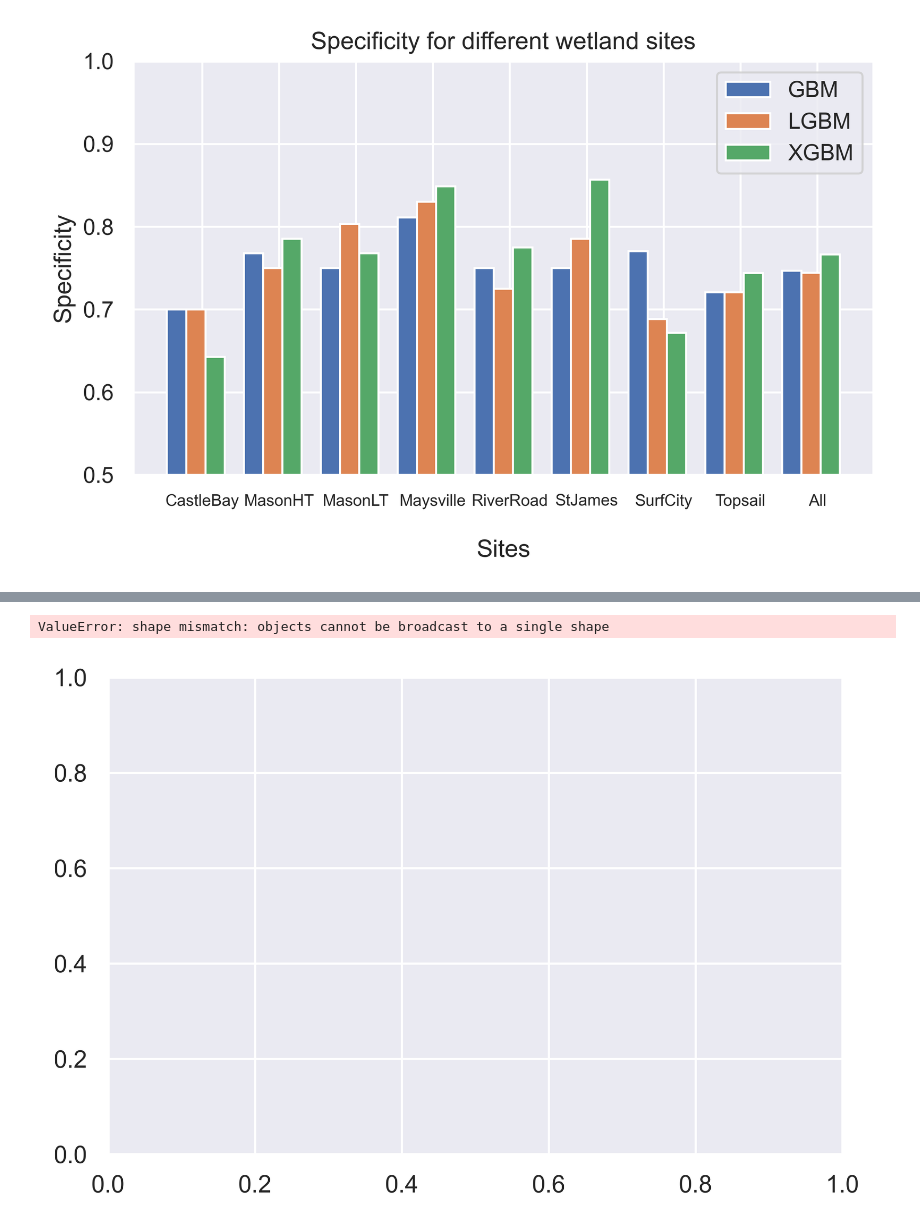
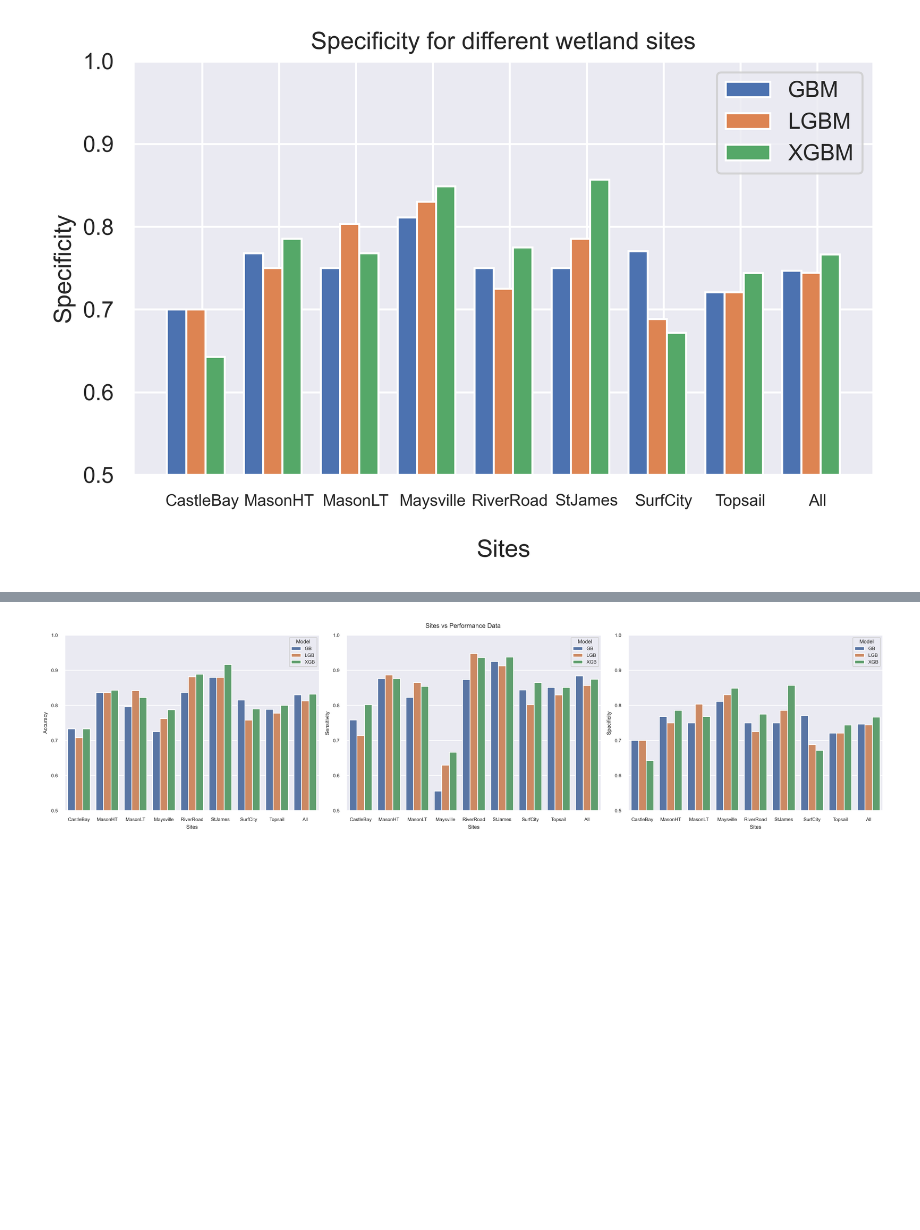
Before and after one commit to sgovil5/wetland-prediction, a Jupyter notebook: V3/All/Pixel-based Comparisons.ipynb, the cells around one changed output, grey strips where cells are left out. Saved outputs shown, nothing was run; the diff lists cells and outputs as text; code cells hidden in the pictures; blank space fills up the shorter version.

Commit message:
Updated pixel-based comparisons
Created graph and updated the AUC error plots to desired graph?

```diff
--- a/V3/All/Pixel-based Comparisons.ipynb
+++ b/V3/All/Pixel-based Comparisons.ipynb
@@ -316,46 +349,31 @@ Topsail_XGB_AUC = [.8087, .8934, .9781]
+# %%
+#GBM_v2 = ["CastleBay", "MasonHT", "MasonLT", "Maysville", "RiverRoad", "StJames", "SurfCity", "Topsail", "All"]
+#GBM_accuracy_v2 = [0.7329, 0.8366, 0.7961, 0.7250, 0.8370, 0.8796, 0.8153, 0.7889, 0.8301]
+#GBM_specificity_v2 = [0.7000, 0.7679, 0.7500, 0.8113, 0.7500, 0.7500, 0.7705, 0.7209, 0.7469]
+#GBM_sensitivity_v2 = [0.7582, 0.8763, 0.8229, 0.5556, 0.8737, 0.9250, 0.8438, 0.8511, 0.8839]
+#LGBM_accuracy_v2 = [0.7081, 0.8366, 0.8421, 0.7625, 0.8815, 0.8796, 0.7580, 0.7778, 0.8127]
+#LGBM_specificity_v2 = [0.7000, 0.7500, 0.8036, 0.8302, 0.7250, 0.7857, 0.6885, 0.7209, 0.7445]
+#LGBM_sensitivity_v2 = [0.7143, 0.8866, 0.8646, 0.6296, 0.9474, 0.9125, 0.8021, 0.8298, 0.8569]
+#XGBM_accuracy_v2 = [0.7329, 0.8431, 0.8224, 0.7875, 0.8889, 0.9167, 0.7898, 0.8000, 0.8320]
+#XGBM_specificity_v2 = [0.6429, 0.7857, 0.7679, 0.8491, 0.7750, 0.8571, 0.6721, 0.7442, 0.7666]
+#XGBM_sensitivity_v2 = [0.8022, 0.8763, 0.8542, 0.6667, 0.9368, 0.9375, 0.8646, 0.8511, 0.8744]
+df3 = pd.DataFrame({"Sites": ["CastleBay", "MasonHT", "MasonLT", "Maysville", "RiverRoad", "StJames", "SurfCity", "Topsail", "All", "CastleBay", "MasonHT", "MasonLT", "Maysville", "RiverRoad", "StJames", "SurfCity", "Topsail", "All", "CastleBay", "MasonHT", "MasonLT", "Maysville", "RiverRoad", "StJames", "SurfCity", "Topsail", "All"],
+                   "Accuracy": [0.7329, 0.8366, 0.7961, 0.7250, 0.8370, 0.8796, 0.8153, 0.7889, 0.8301, 0.7081, 0.8366, 0.8421, 0.7625, 0.8815, 0.8796, 0.7580, 0.7778, 0.8127, 0.7329, 0.8431, 0.8224, 0.7875, 0.8889, 0.9167, 0.7898, 0.8000, 0.8320],
+                   "Specificity": [0.7000, 0.7679, 0.7500, 0.8113, 0.7500, 0.7500, 0.7705, 0.7209, 0.7469, 0.7000, 0.7500, 0.8036, 0.8302, 0.7250, 0.7857, 0.6885, 0.7209, 0.7445, 0.6429, 0.7857, 0.7679, 0.8491, 0.7750, 0.8571, 0.6721, 0.7442, 0.7666],
+                   "Sensitivity": [0.7582, 0.8763, 0.8229, 0.5556, 0.8737, 0.9250, 0.8438, 0.8511, 0.8839, 0.7143, 0.8866, 0.8646, 0.6296, 0.9474, 0.9125, 0.8021, 0.8298, 0.8569, 0.8022, 0.8763, 0.8542, 0.6667, 0.9368, 0.9375, 0.8646, 0.8511, 0.8744],
+                   "Model": ["GB", "GB", "GB", "GB", "GB", "GB", "GB", "GB", "GB", "LGB", "LGB", "LGB", "LGB", "LGB", "LGB", "LGB", "LGB", "LGB", "XGB", "XGB", "XGB", "XGB", "XGB", "XGB", "XGB", "XGB", "XGB"]})
 # %%
-#sites = ["CastleBay", "MasonHT", "MasonLT", "Maysville", "RiverRoad", "StJames", "SurfCity", "Topsail"]
+fig, ax = plt.subplots(1, 3, figsize=(16,4), constrained_layout=True)
+fig.suptitle("Sites vs Performance Data")
+font_dict = {'fontsize': 4, 'fontweight': 'normal', 'verticalalignment':'top'}
 
-x = np.arange(len(sites))  # the label locations
-width = 0.25  # the width of the bars
-
-fig, ax = plt.subplots()
-rects1 = ax.bar(x-width, GBM_accuracy, width, label='GBM')
-rects2 = ax.bar(x, LGBM_accuracy, width, label='LGBM')
-rects3 = ax.bar(x+width, XGBM_accuracy, width, label='XGBM')
-
-# Add some text for labels, title and custom x-axis tick labels, etc.
-font_dict = {'fontsize': 8, 'fontweight': 'normal', 'verticalalignment':'top'}
-ax.set_ylabel('Accuracy')
-ax.set_title('Accuracy for different wetland sites')
-ax.set_xticks(x + width / 3)
-ax.set_xticklabels(sites, fontdict = font_dict)
-ax.set_xlabel('Sites', labelpad=15)
-ax.legend()
-
-fig.tight_layout()
-ax.set_ylim([.5, 1])
-
-plt.show()
-
-plt.style.use('_mpl-gallery')
-
-
-# plot
-fig, ax = plt.subplots()
-VP = ax.boxplot(D, positions=[2, 4, 6], widths=1.5, patch_artist=True,
-                showmeans=False, showfliers=False,
-                medianprops={"color": "white", "linewidth": 0.5},
-                boxprops={"facecolor": "C0", "edgecolor": "white",
-                          "linewidth": 0.5},
-                whiskerprops={"color": "C0", "linewidth": 1.5},
-                capprops={"color": "C0", "linewidth": 1.5})
-
-ax.set(xlim=(0, 8), xticks=np.arange(1, 8),
-       ylim=(0, 8), yticks=np.arange(1, 8))
-
-plt.show()
+ax1=sns.barplot(ax=ax[0], x=df3.Sites,y=df3.Accuracy,hue=df3.Model, errwidth = False)
+ax2=sns.barplot(ax=ax[1], x=df3.Sites,y=df3.Sensitivity,hue=df3.Model,errwidth = False)
+ax3=sns.barplot(ax=ax[2], x=df3.Sites,y=df3.Specificity,hue=df3.Model,errwidth = False)
+ax1.set_ylim(0.5, 1)
+ax2.set_ylim(0.5, 1)
+ax3.set_ylim(0.5, 1)
+height = 0.5
 # %% [output]
-ValueError: shape mismatch: objects cannot be broadcast to a single shape
-[figure, old version]
+[figure, new version]
 # %%
```
Also changed, not shown: parts of 3 cells of this notebook.
